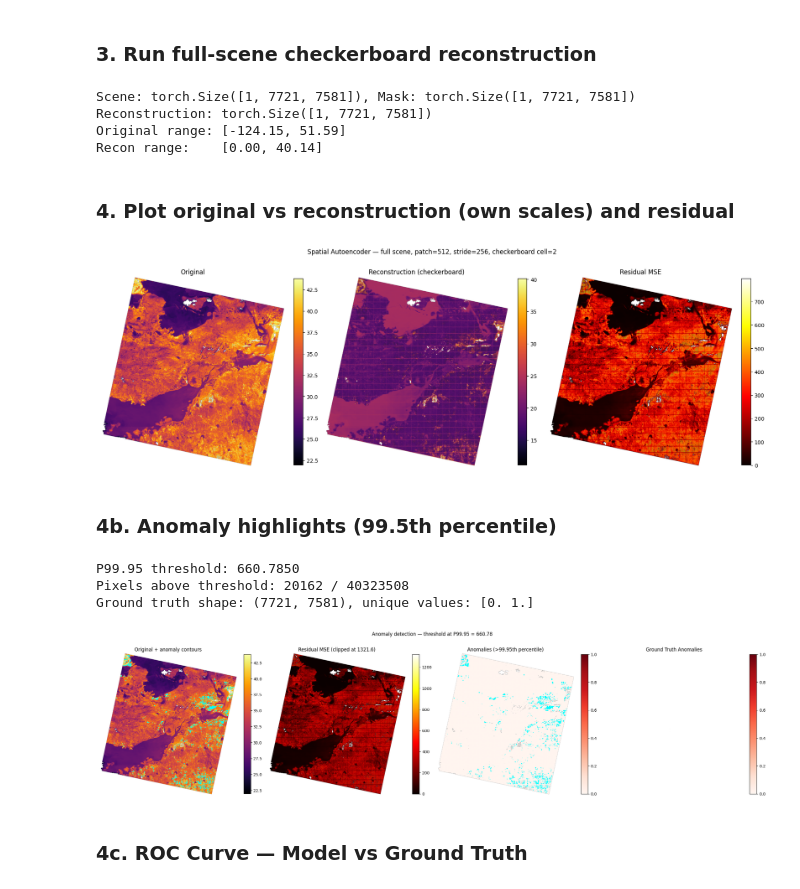
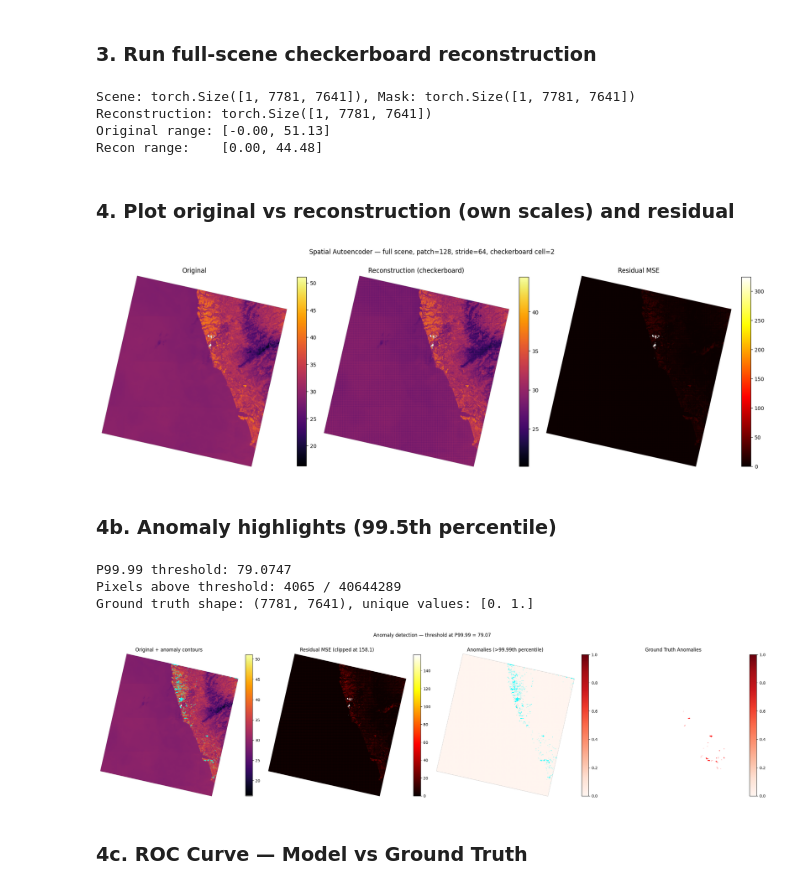
Before and after one commit to rashwin88/hsi-anomaly-foundations-allotrope, a Jupyter notebook: exploratory_analyses/spatial_ae_inference_demo.ipynb, the cells around one changed output. Saved outputs shown, nothing was run; the diff lists cells and outputs as text; code cells hidden in the pictures.

```diff
--- a/exploratory_analyses/spatial_ae_inference_demo.ipynb
+++ b/exploratory_analyses/spatial_ae_inference_demo.ipynb
@@ -27,7 +27,7 @@ from app.utils.dataset_builder.landsat_dataset_builder import LandsatDataBuilder
 
 THERMAL_TIF = os.path.join(
     PROJECT_ROOT,
-    "tests/test_payloads/phase_2/Set-3/Thermal/LC09_L2SP_150044_20251009_20251010_02_T1_ST_B10.TIF",
+    "tests/test_payloads/phase_2/Set-4/Thermal/LC09_L2SP_147049_20251121_20251122_02_T1_ST_B10.TIF",
 )
 builder = LandsatDataBuilder(
     file_source_configuration=FileSourceConfig(source_path=THERMAL_TIF)
@@ -58,11 +58,11 @@ Validity mask shape: (1, 7721, 7581)
 from app.models.training.inference_config import InferenceConfig
 from app.foundation_models.inferencers.inferencer_factory import get_inferencer
 
-PATCH_SIZE = 512
+PATCH_SIZE = 128
 
 CHECKPOINT = os.path.join(
     PROJECT_ROOT,
-    "checkpoints/spatial_autoencoder_v8.1.0_epoch29.pt",
+    "checkpoints/spatial_autoencoder_v9.1.0_epoch7.pt",
 )
 
 config = InferenceConfig(
@@ -70,8 +70,8 @@ config = InferenceConfig(
     model_config={
         "model_type": "spatial_autoencoder",
         "in_channels": 1,
-        "base_channels": 32,
-        "num_stages": 4,
+        "base_channels": 64,
+        "num_stages": 3,
     },
     checkpoint_path=CHECKPOINT,
     patch_size=PATCH_SIZE,
@@ -88,16 +88,16 @@ mask_tensor = torch.from_numpy(vendable.validity_cube).float()              # (1
 
 print(f"Scene: {scene_tensor.shape}, Mask: {mask_tensor.shape}")
 
-reconstruction = inferencer.predict_full_scene(scene_tensor, mask_tensor)  # (1, H, W)
+reconstruction = inferencer.predict_full_scene(scene_tensor, mask_tensor).cpu()  # (1, H, W)
 
 print(f"Reconstruction: {reconstruction.shape}")
 print(f"Original range: [{(scene_tensor*mask_tensor).min():.2f}, {(scene_tensor*mask_tensor).max():.2f}]")
 print(f"Recon range:    [{(reconstruction*mask_tensor).min():.2f}, {(reconstruction*mask_tensor).max():.2f}]")
 # %% [output]
-Scene: torch.Size([1, 7721, 7581]), Mask: torch.Size([1, 7721, 7581])
-Reconstruction: torch.Size([1, 7721, 7581])
-Original range: [-124.15, 51.59]
-Recon range:    [0.00, 40.14]
+Scene: torch.Size([1, 7781, 7641]), Mask: torch.Size([1, 7781, 7641])
+Reconstruction: torch.Size([1, 7781, 7641])
+Original range: [-0.00, 51.13]
+Recon range:    [0.00, 44.48]
 # %% [markdown]
 ### 4. Plot original vs reconstruction (own scales) and residual
 # %%
@@ -138,11 +138,11 @@ plt.suptitle(
 plt.tight_layout()
 plt.show()
 # %% [output]
-[figure, old version]
+[figure, new version]
 # %% [markdown]
 ### 4b. Anomaly highlights (99.5th percentile)
 # %%
-PERCENTILE = 99.95
+PERCENTILE = 99.99
 
 # Compute threshold on valid pixels only
 valid_residuals = residual[mask == 1]
@@ -153,17 +153,18 @@ print(f"Pixels above threshold: {(valid_residuals > threshold).sum()} / {valid_r
 # Binary anomaly mask: above threshold and valid
 anomaly_binary = ((residual > threshold) & (mask == 1)).astype(float)
 
+
 # Load ground truth
 import rasterio
 gt_path = os.path.join(
     os.path.dirname(THERMAL_TIF),
-    "Ground truth",
-    "Groundtruth thermal anomalies.tif",
+    "Groundtruth",
+    "groundtruth_thermal.tif",
 )
 with rasterio.open(gt_path) as src:
     gt_data = src.read(1)  # (H, W)
 print(f"Ground truth shape: {gt_data.shape}, unique values: {np.unique(gt_data)}")
-
+actual_binary = (gt_data > 0).astype(float)
 fig, axes = plt.subplots(1, 4, figsize=(24, 6))
 
 # Original with anomaly contours overlaid
@@ -173,37 +174,38 @@ axes[0].set_title("Original + anomaly contours")
 plt.colorbar(im0, ax=axes[0], fraction=0.046, pad=0.04)
 
 # Residual MSE clipped at threshold to show detail in the hot tail
 im1 = axes[1].imshow(residual_masked, cmap="hot", vmin=0, vmax=threshold * 2)
 axes[1].set_title(f"Residual MSE (clipped at {threshold*2:.1f})")
 plt.colorbar(im1, ax=axes[1], fraction=0.046, pad=0.04)
 
 # Binary anomaly map
 anomaly_display = np.ma.masked_where(mask == 0, anomaly_binary)
 im2 = axes[2].imshow(anomaly_display, cmap="Reds", vmin=0, vmax=1)
 axes[2].contour(anomaly_binary, levels=[0.5], colors="cyan", linewidths=1.5)
 axes[2].set_title(f"Anomalies (>{PERCENTILE}th percentile)")
 plt.colorbar(im2, ax=axes[2], fraction=0.046, pad=0.04)
 
 # Ground truth
 gt_masked = np.ma.masked_where(gt_data == 0, gt_data)
 im3 = axes[3].imshow(gt_masked, cmap="Reds", vmin=0, vmax=gt_data.max())
+axes[3].contour(actual_binary, levels=[0.5], colors="red", linewidths=1.5)
 axes[3].set_title("Ground Truth Anomalies")
 plt.colorbar(im3, ax=axes[3], fraction=0.046, pad=0.04)
 
 for ax in axes:
     ax.axis("off")
 
 plt.suptitle(
     f"Anomaly detection — threshold at P{PERCENTILE} = {threshold:.2f}",
     y=1.02,
 )
 plt.tight_layout()
 plt.show()
 # %% [output]
-P99.95 threshold: 660.7850
-Pixels above threshold: 20162 / 40323508
-Ground truth shape: (7721, 7581), unique values: [0. 1.]
+P99.99 threshold: 79.0747
+Pixels above threshold: 4065 / 40644289
+Ground truth shape: (7781, 7641), unique values: [0. 1.]
-[figure, old version]
+[figure, new version]
 # %% [markdown]
 ### 4c. ROC Curve — Model vs Ground Truth
 # %%
```
Also changed, not shown: parts of 4 cells of this notebook, 4 other files.
